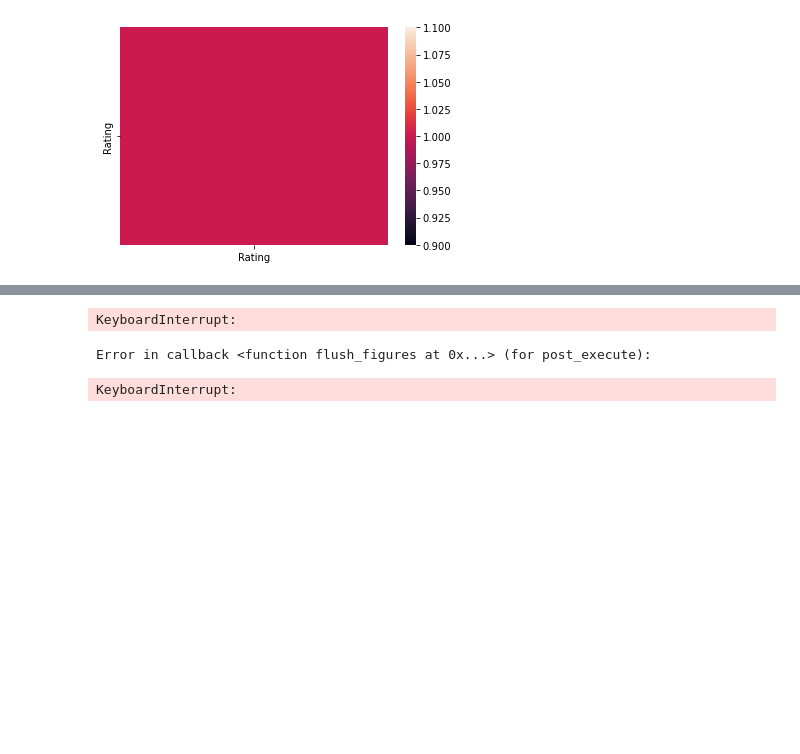
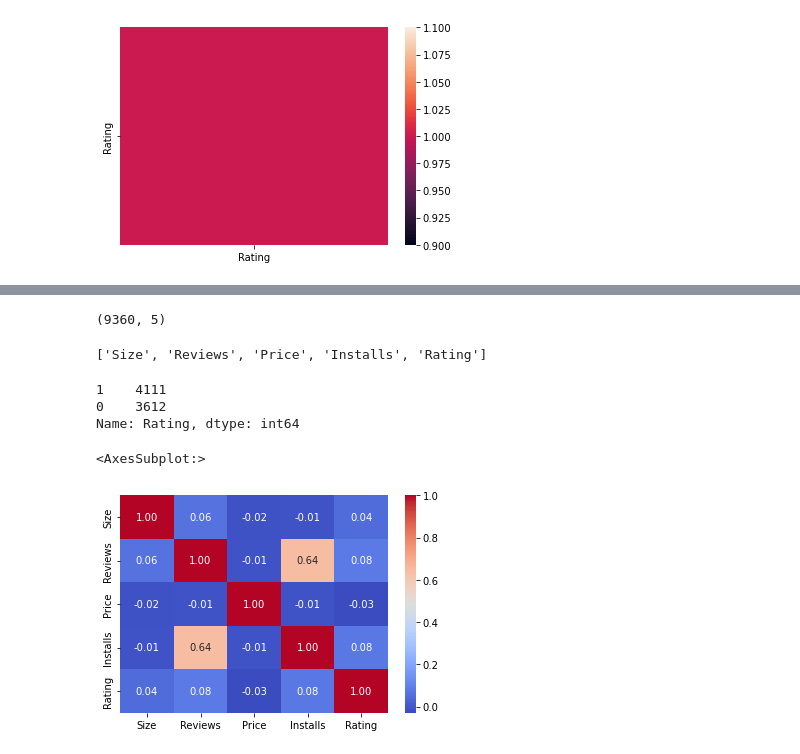
Before and after one commit to tosi-mosi/data-analysis, a Jupyter notebook: lab2.ipynb, the cells around one changed output, grey strips where cells are left out. Drawn from its saved outputs; the diff is of its cells as text; code cells hidden in the pictures; blank space fills up the shorter version.

```diff
--- a/lab2.ipynb
+++ b/lab2.ipynb
@@ -34,0 +126,8 @@ sns.heatmap(df.corr())
+# %%
+# after preprocessing dataset
+print(relevant_data.shape)
+relevant_data.head()
+list(relevant_data.columns.values.tolist())
+# %% [output]
+(9360, 5)
+['Size', 'Reviews', 'Price', 'Installs', 'Rating']
@@ -35,7 +140,14 @@ sns.heatmap(df.corr())
+# %%
+relevant_data['Rating'].value_counts()
+# %% [output]
+1    4111
+0    3612
+Name: Rating, dtype: int64
+# %%
+sns.heatmap(relevant_data.corr(), cmap='coolwarm', annot=True, fmt=".2f")
+# %% [output]
+<AxesSubplot:>
+[figure, added]
 # %%
-for title in df.columns.values.tolist()[:-1] :
-    sns.displot(df, x=title)
+# for title in relevant_data.columns.values.tolist()[:-1]:
+#     sns.displot(relevant_data, x=title)
-# %% [output]
-KeyboardInterrupt:
-Error in callback <function flush_figures at 0x...> (for post_execute):
-KeyboardInterrupt:
```
Also changed, not shown: parts of 19 cells of this notebook, 1 other file.
